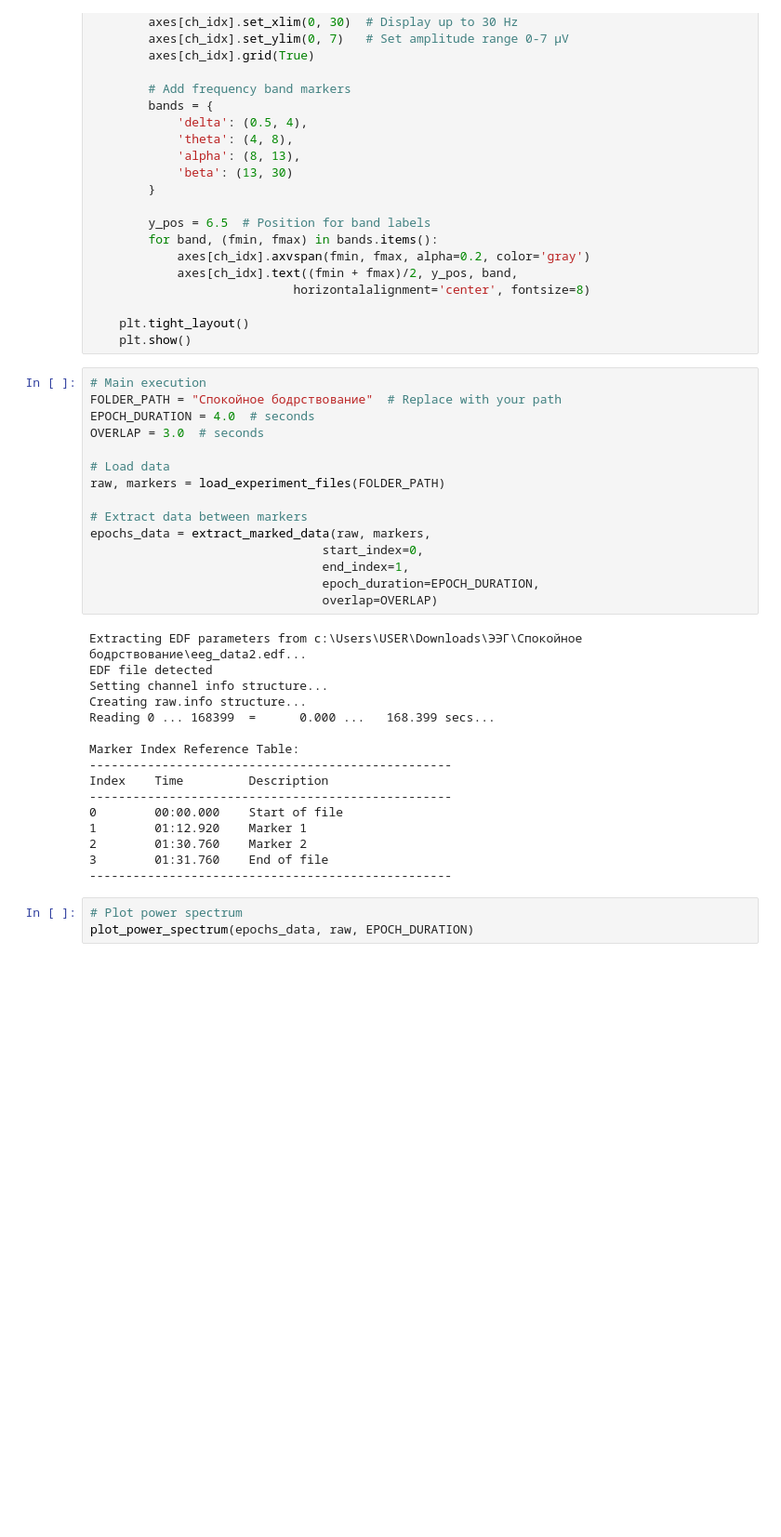
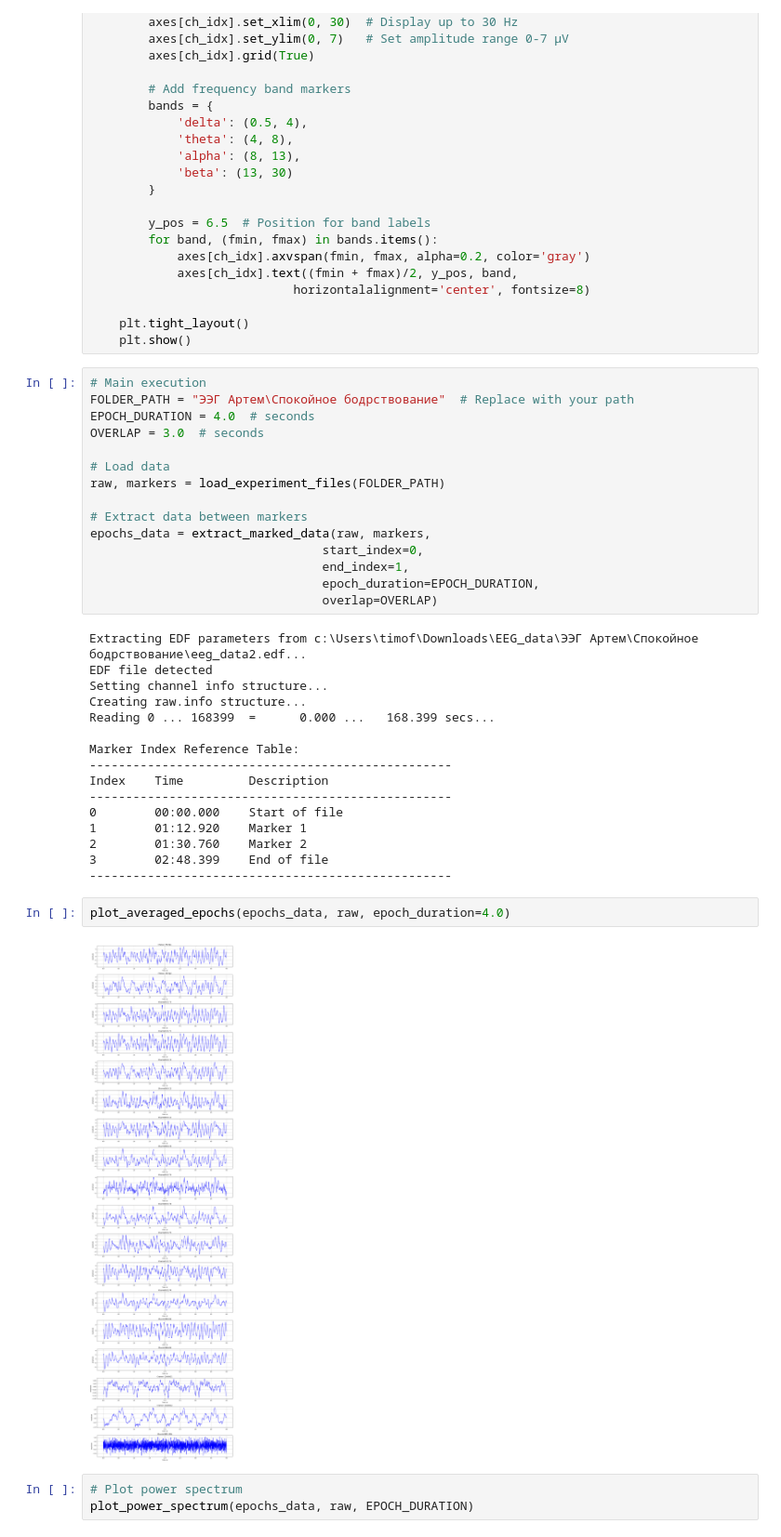
Before and after one commit to valofey/---, a Jupyter notebook: processing.ipynb, the cells around one changed output. Shown at 93% size. Drawn from its saved outputs; the diff is of its cells as text; blank space fills up the shorter version.

```diff
--- a/processing.ipynb
+++ b/processing.ipynb
@@ -291,7 +295,7 @@ def plot_power_spectrum(epochs_data, raw, epoch_duration=4.0):
     plt.show()
 # %%
 # Main execution
-FOLDER_PATH = "Спокойное бодрствование"  # Replace with your path
+FOLDER_PATH = "ЭЭГ Артем\Спокойное бодрствование"  # Replace with your path
 EPOCH_DURATION = 4.0  # seconds
 OVERLAP = 3.0  # seconds
 
@@ -305,7 +309,7 @@ epochs_data = extract_marked_data(raw, markers,
                                 epoch_duration=EPOCH_DURATION,
                                 overlap=OVERLAP)
 # %% [output]
-Extracting EDF parameters from c:\Users\USER\Downloads\ЭЭГ\Спокойное бодрствование\eeg_data2.edf...
+Extracting EDF parameters from c:\Users\timof\Downloads\EEG_data\ЭЭГ Артем\Спокойное бодрствование\eeg_data2.edf...
 EDF file detected
 Setting channel info structure...
 Creating raw.info structure...
@@ -318,8 +322,12 @@ Index    Time         Description
 0        00:00.000    Start of file
 1        01:12.920    Marker 1
 2        01:30.760    Marker 2
-3        01:31.760    End of file
+3        02:48.399    End of file
 --------------------------------------------------
+# %%
+plot_averaged_epochs(epochs_data, raw, epoch_duration=4.0)
+# %% [output]
+[figure, added]
 # %%
 # Plot power spectrum
 plot_power_spectrum(epochs_data, raw, EPOCH_DURATION)
```
Also changed, not shown: parts of 4 cells of this notebook, 39 other files.
